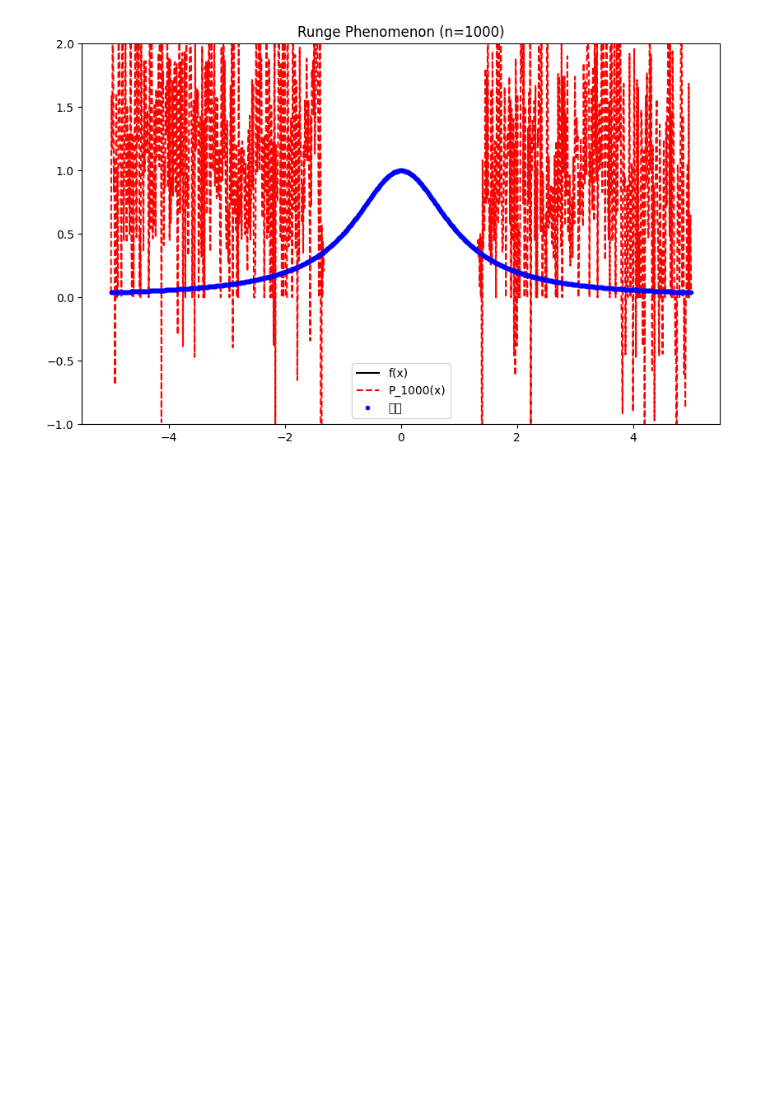
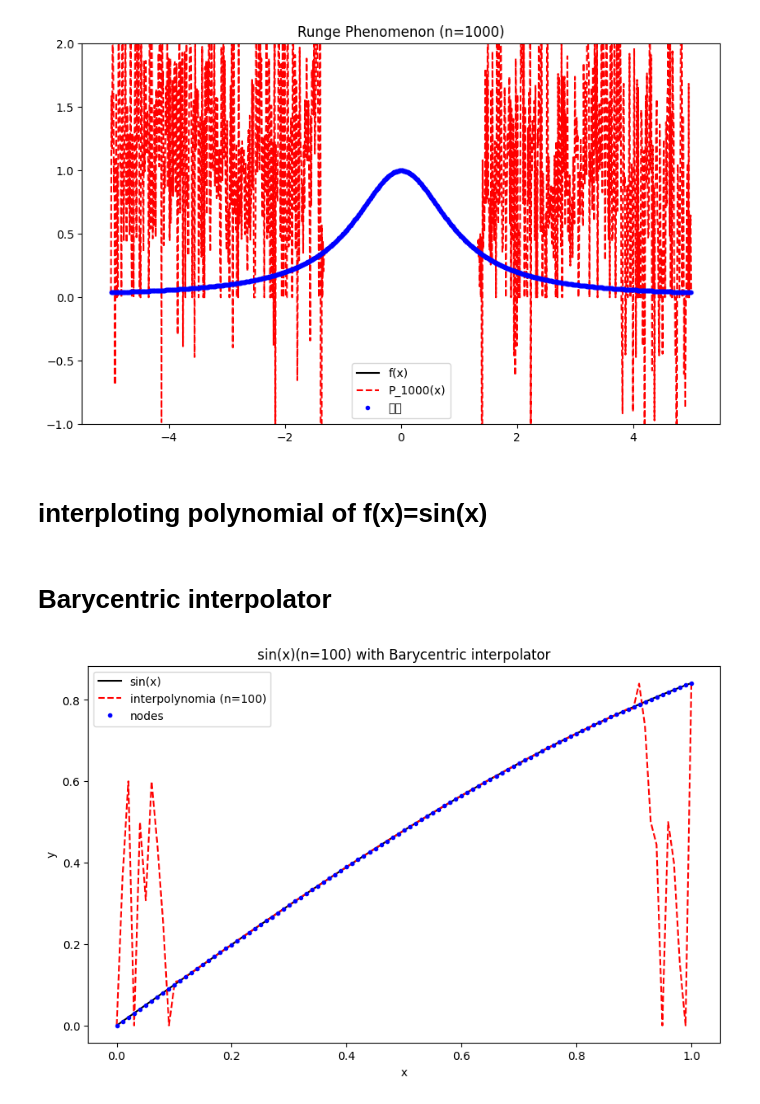
Before and after one commit to chenansc14-rgb/Chen-chung-an, a Jupyter notebook: week 1 homework.ipynb, the cells around one changed output. Drawn from its saved outputs; the diff is of its cells as text; code cells hidden in the pictures; blank space fills up the shorter version.

```diff
--- a/week 1 homework.ipynb
+++ b/week 1 homework.ipynb
@@ -40,3 +40,5 @@ for n in n_values:
 [figure]
 [figure]
 [figure]
+# %% [markdown]
+# interploting polynomial of f(x)=sin(x)
@@ -42,0 +49,3 @@ for n in n_values:
+# %%
+def h(x):
+    return np.sin(x)
@@ -42,0 +55,24 @@ for n in n_values:
+# %% [markdown]
+# Barycentric interpolator
+# %%
+a, b = 0, 1
+n = 100
+x_nodes = np.linspace(a, b, n+1)
+y_nodes = h(x_nodes)
+interp = BarycentricInterpolator(x_nodes, y_nodes)
+
+x = np.linspace(a, b, 100)
+y_true = h(x)
+y_interp = interp(x)
+
+plt.figure(figsize=(10, 6))
+plt.plot(x, y_true, 'k-', label="sin(x)")
+plt.plot(x, y_interp, 'r--', label=f"interpolynomia (n={n})")
+plt.plot(x_nodes, y_nodes, 'bo', markersize=3, label="nodes")
+plt.title(f"sin(x)(n={n}) with Barycentric interpolator")
+plt.xlabel("x")
+plt.ylabel("y")
+plt.legend()
+plt.show()
+# %% [output]
+[figure, added]
```
Also changed, not shown: parts of 11 cells of this notebook.
